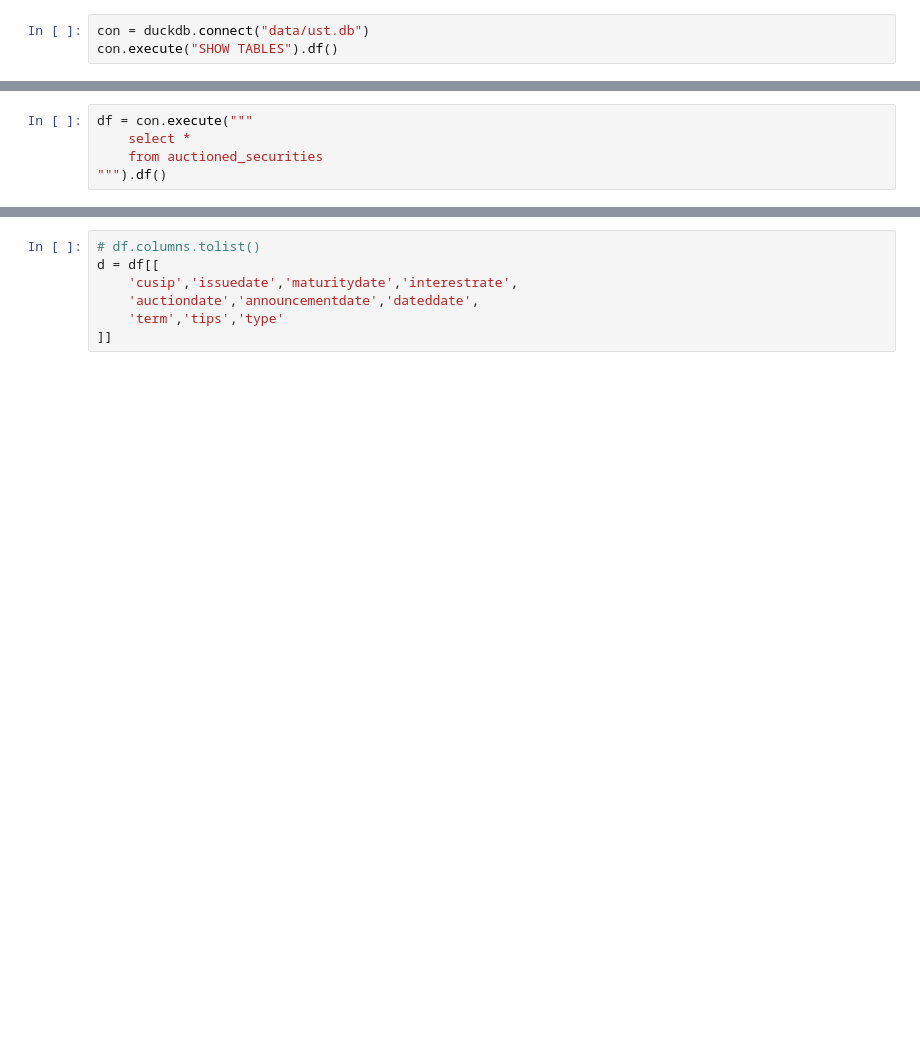
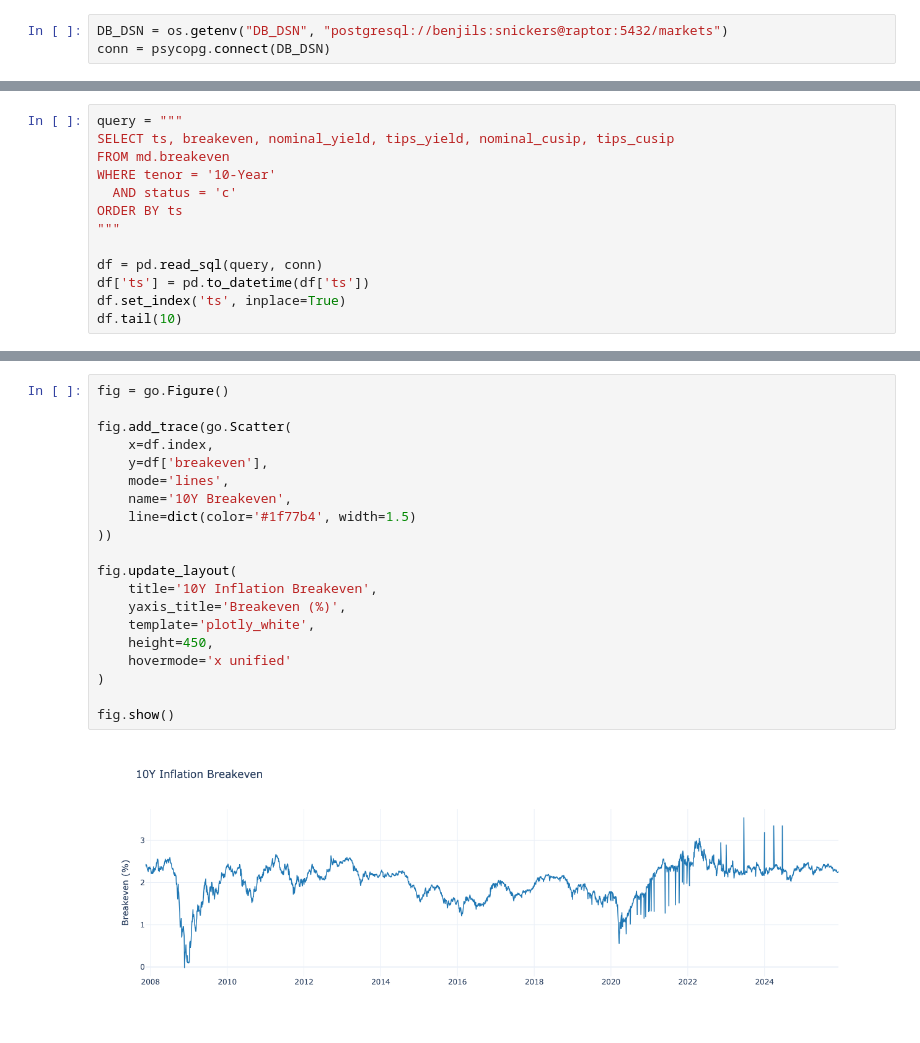
Before and after one commit to jbenr/Views, a Jupyter notebook: jupe.ipynb, the cells around one changed output, grey strips where cells are left out. Cells and saved outputs as stored; diff of their text form; blank space fills up the shorter version.

```diff
--- a/jupe.ipynb
+++ b/jupe.ipynb
@@ -6,3 +11,3 @@ pd.options.display.max_columns = None
 # %%
-con = duckdb.connect("data/ust.db")
-con.execute("SHOW TABLES").df()
+DB_DSN = os.getenv("DB_DSN", "postgresql://benjils:snickers@raptor:5432/markets")
+conn = psycopg.connect(DB_DSN)
@@ -12,5 +14,13 @@ con.execute("SHOW TABLES").df()
 # %%
-df = con.execute("""
-    select *
-    from auctioned_securities
-""").df()
+query = """
+SELECT ts, breakeven, nominal_yield, tips_yield, nominal_cusip, tips_cusip
+FROM md.breakeven
+WHERE tenor = '10-Year'
+  AND status = 'c'
+ORDER BY ts
+"""
+
+df = pd.read_sql(query, conn)
+df['ts'] = pd.to_datetime(df['ts'])
+df.set_index('ts', inplace=True)
+df.tail(10)
@@ -17,8 +41,23 @@ df = con.execute("""
 # %%
-# df.columns.tolist()
-d = df[[
-    'cusip','issuedate','maturitydate','interestrate',
-    'auctiondate','announcementdate','dateddate',
-    'term','tips','type'
-]]
+fig = go.Figure()
+
+fig.add_trace(go.Scatter(
+    x=df.index,
+    y=df['breakeven'],
+    mode='lines',
+    name='10Y Breakeven',
+    line=dict(color='#1f77b4', width=1.5)
+))
+
+fig.update_layout(
+    title='10Y Inflation Breakeven',
+    yaxis_title='Breakeven (%)',
+    template='plotly_white',
+    height=450,
+    hovermode='x unified'
+)
+
+fig.show()
+# %% [output]
+[figure, added]
 # %%
```
Also changed, not shown: parts of 6 cells of this notebook, 1 other file.
